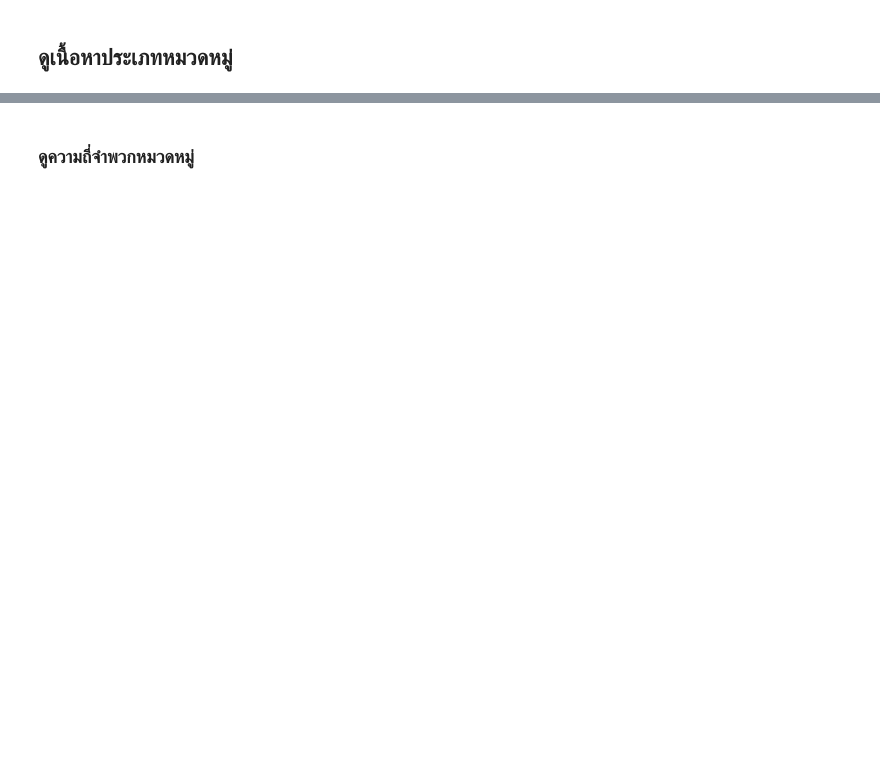
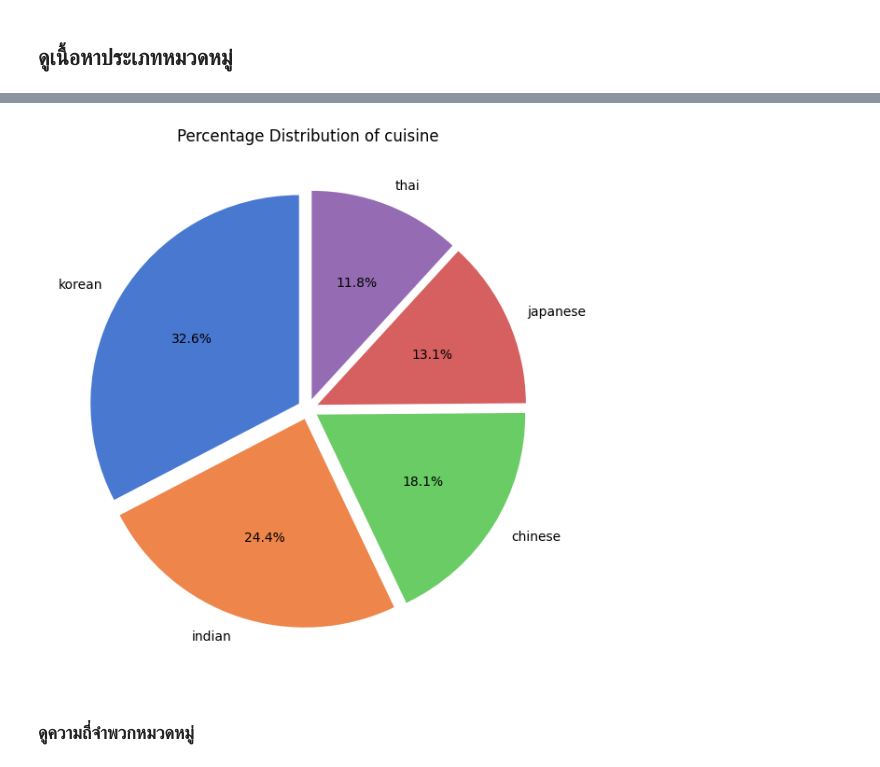
Before and after one commit to Kyaputan/Lab3-Machine-Learning, a Jupyter notebook: Data-Analysis/Number/Data-Analysis.ipynb, the cells around one changed output, grey strips where cells are left out. Drawn from its saved outputs; the diff is of its cells as text; code cells hidden in the pictures; blank space fills up the shorter version.

```diff
--- a/Data-Analysis/Number/Data-Analysis.ipynb
+++ b/Data-Analysis/Number/Data-Analysis.ipynb
@@ -72,23 +116,25 @@ print(df.nunique())
 # %%
 def plot_categorical_distributions(columns, data=df, palette='muted'):
     plt.figure(figsize=(18, 6))
 
     # Loop through each column and create a pie chart
     for i, column_name in enumerate(columns):
         plt.subplot(1, 3, i + 1)
         value_counts = data[column_name].value_counts()
         value_counts.plot.pie(autopct='%1.1f%%', colors=sns.color_palette(palette),
                                startangle=90, explode=[0.05] * value_counts.nunique())
 
         plt.title(f'Percentage Distribution of {column_name}')
         plt.ylabel('')
 
     plt.tight_layout()
     plt.show()
 
 
-# columns_to_plot = ['TransactionType', 'Channel', 'CustomerOccupation']
-# plot_categorical_distributions(columns_to_plot)
+columns_to_plot = ['cuisine']
+plot_categorical_distributions(columns_to_plot)
+# %% [output]
+[figure, added]
 # %% [markdown]
 ### ดูความถี่จำพวกหมวดหมู่
 # %%
```
Also changed, not shown: parts of 8 cells of this notebook, 1 other file.
